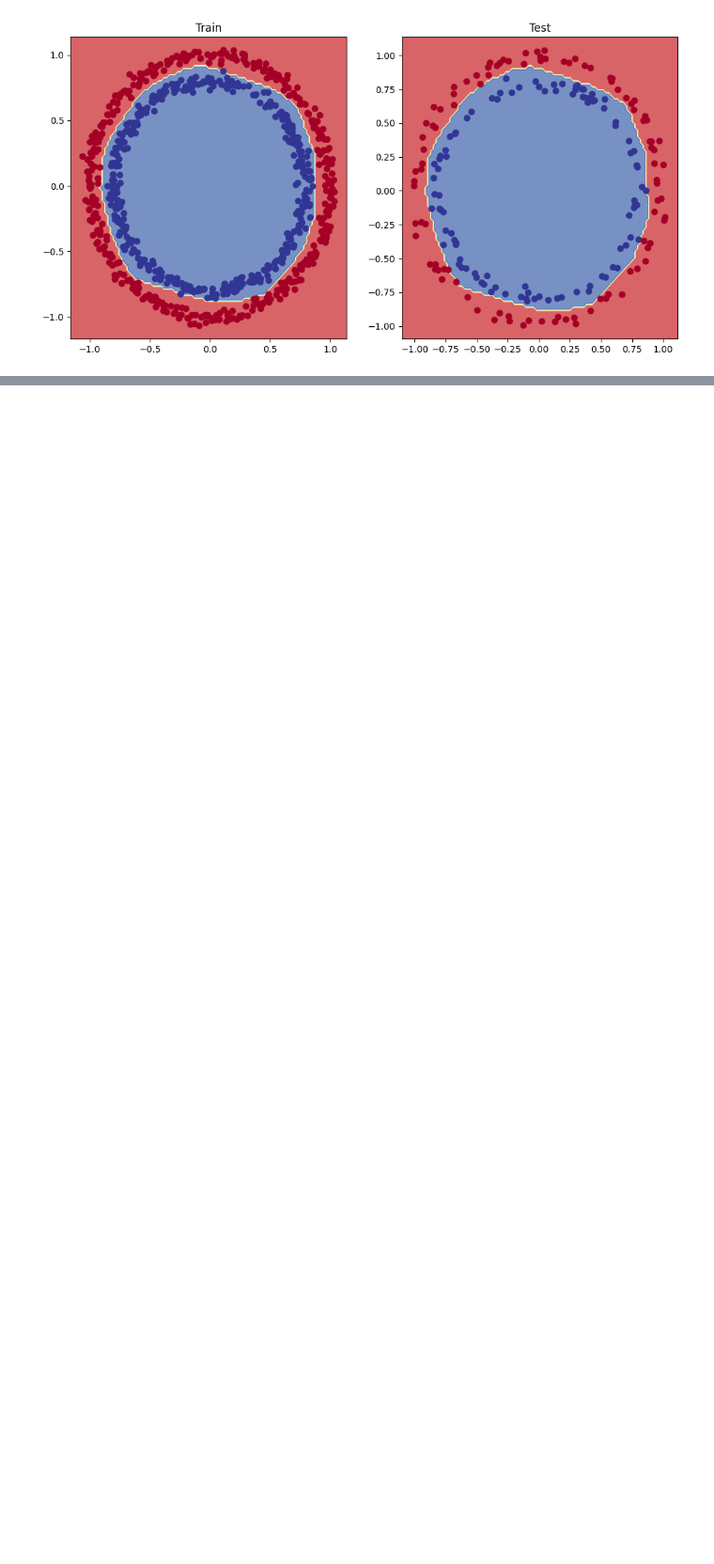
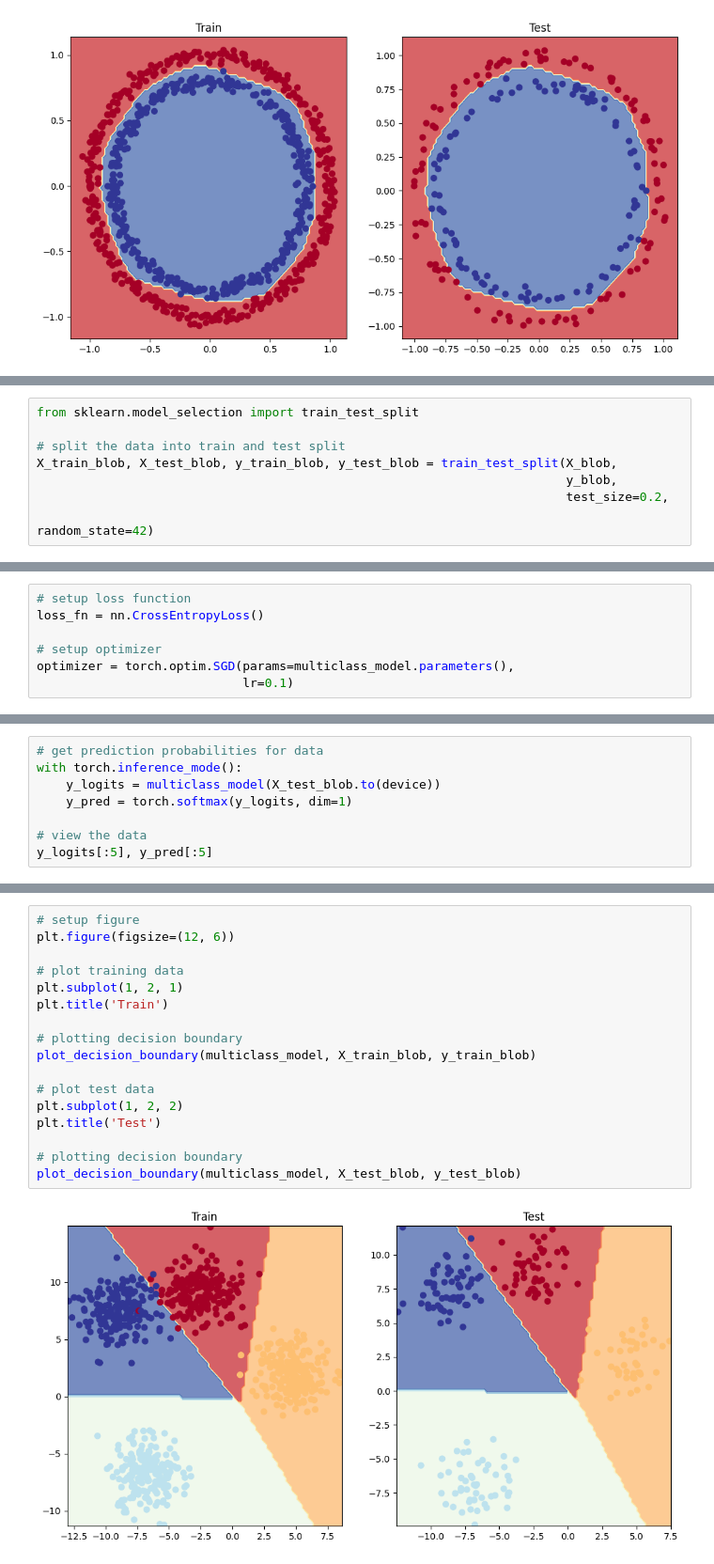
Before and after one commit to Atharva0045/ZTM-PyTorch, a Jupyter notebook: Notebooks/02_Classification_Using_PyTorch.ipynb, the cells around one changed output, grey strips where cells are left out. Shown at 94% size. Saved outputs shown, nothing was run; the diff lists cells and outputs as text; blank space fills up the shorter version.

Commit message:
Notebook_02: Add Multiclass Classification

```diff
--- a/Notebooks/02_Classification_Using_PyTorch.ipynb
+++ b/Notebooks/02_Classification_Using_PyTorch.ipynb
@@ -877,0 +908,8 @@ plot_decision_boundary(improved_non_linear_model, X_test, y_test)
+# %%
+from sklearn.model_selection import train_test_split
+
+# split the data into train and test split
+X_train_blob, X_test_blob, y_train_blob, y_test_blob = train_test_split(X_blob,
+                                                                        y_blob,
+                                                                        test_size=0.2,
+                                                                        random_state=42)
@@ -877,0 +971,7 @@ plot_decision_boundary(improved_non_linear_model, X_test, y_test)
+# %%
+# setup loss function
+loss_fn = nn.CrossEntropyLoss()
+
+# setup optimizer
+optimizer = torch.optim.SGD(params=multiclass_model.parameters(),
+                            lr=0.1)
@@ -877,0 +980,8 @@ plot_decision_boundary(improved_non_linear_model, X_test, y_test)
+# %%
+# get prediction probabilities for data
+with torch.inference_mode():
+    y_logits = multiclass_model(X_test_blob.to(device))
+    y_pred = torch.softmax(y_logits, dim=1)
+
+# view the data
+y_logits[:5], y_pred[:5]
@@ -877,0 +1077,19 @@ plot_decision_boundary(improved_non_linear_model, X_test, y_test)
+# %%
+# setup figure
+plt.figure(figsize=(12, 6))
+
+# plot training data
+plt.subplot(1, 2, 1)
+plt.title('Train')
+
+# plotting decision boundary
+plot_decision_boundary(multiclass_model, X_train_blob, y_train_blob)
+
+# plot test data
+plt.subplot(1, 2, 2)
+plt.title('Test')
+
+# plotting decision boundary
+plot_decision_boundary(multiclass_model, X_test_blob, y_test_blob)
+# %% [output]
+[figure, added]
```
Also changed, not shown: parts of 21 cells of this notebook.
